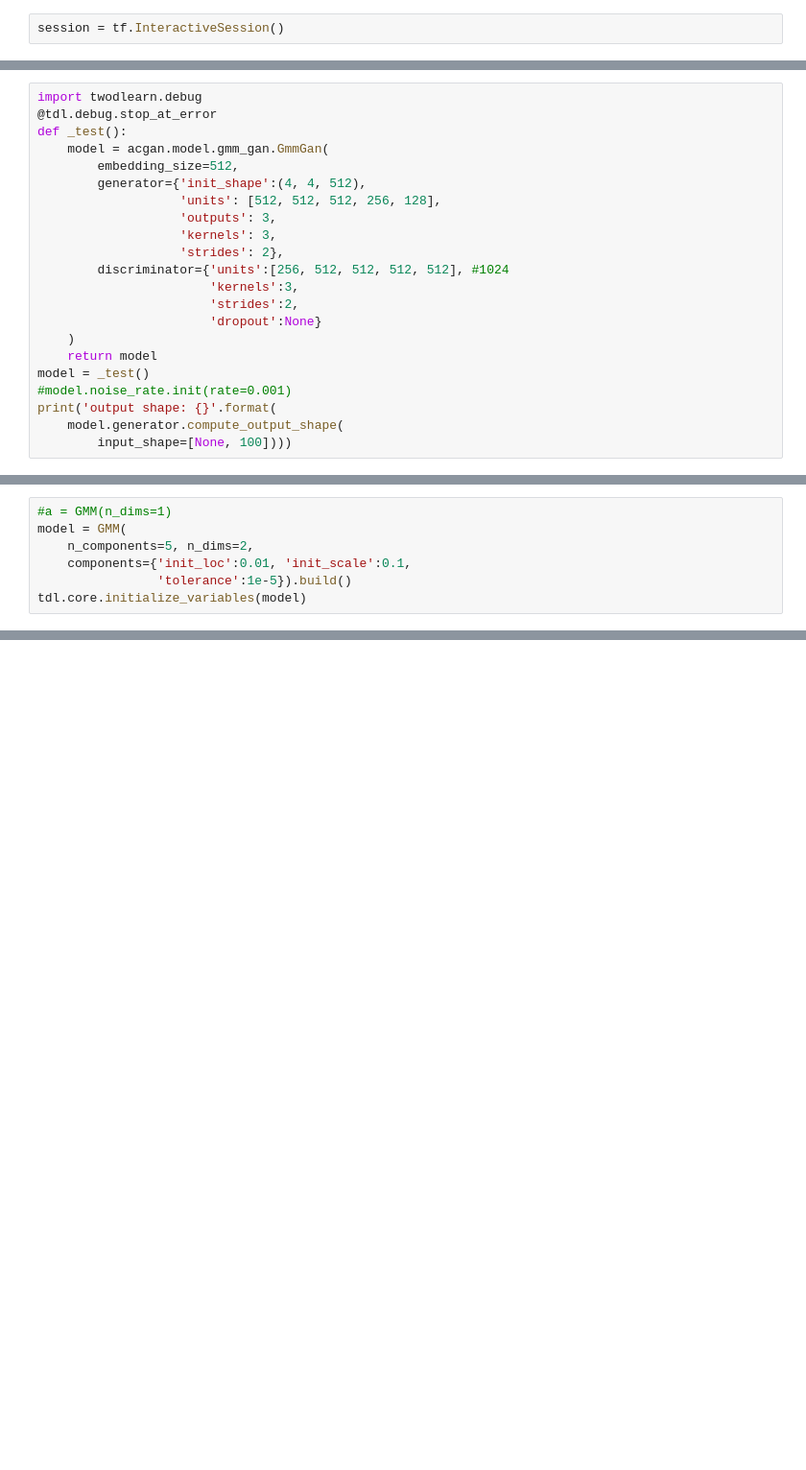
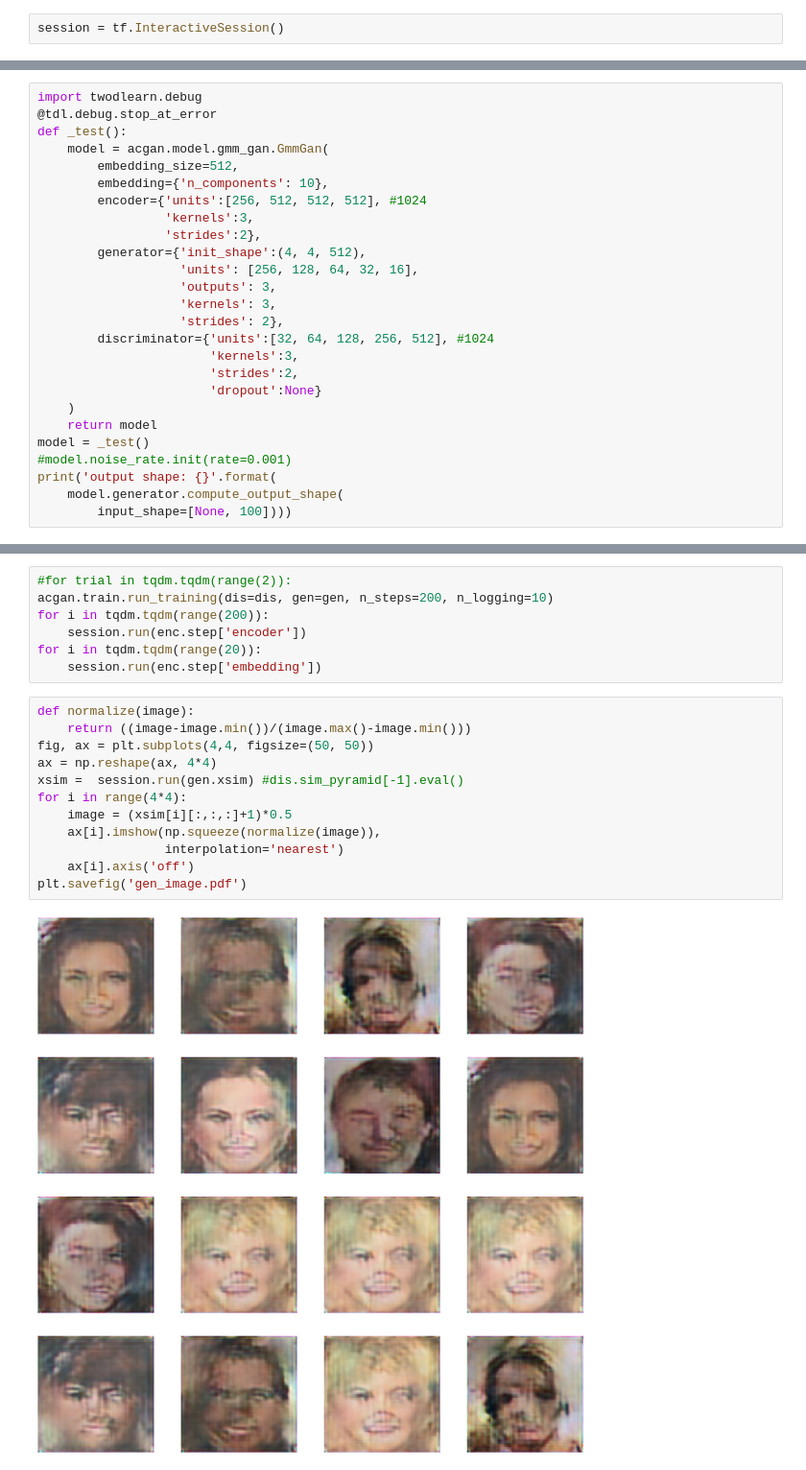
Before and after one commit to danmar3/AssociativeGAN, a Jupyter notebook: notebooks/gmmgan.ipynb, the cells around one changed output, grey strips where cells are left out. Shown at 96% size. Saved outputs shown, nothing was run; the diff lists cells and outputs as text; blank space fills up the shorter version.

```diff
--- a/notebooks/gmmgan.ipynb
+++ b/notebooks/gmmgan.ipynb
@@ -51,12 +43,16 @@ import twodlearn.debug
 def _test():
     model = acgan.model.gmm_gan.GmmGan(
         embedding_size=512,
+        embedding={'n_components': 10},
+        encoder={'units':[256, 512, 512, 512], #1024
+                 'kernels':3,
+                 'strides':2},
         generator={'init_shape':(4, 4, 512),
-                   'units': [512, 512, 512, 256, 128],
+                   'units': [256, 128, 64, 32, 16],
                    'outputs': 3,
                    'kernels': 3,
                    'strides': 2},
-        discriminator={'units':[256, 512, 512, 512, 512], #1024
+        discriminator={'units':[32, 64, 128, 256, 512], #1024
                        'kernels':3,
                        'strides':2,
                        'dropout':None}
@@ -120,7 +67,0 @@ class GMM(tdl.core.layers.Layer):
-# %%
-#a = GMM(n_dims=1)
-model = GMM(
-    n_components=5, n_dims=2,
-    components={'init_loc':0.01, 'init_scale':0.1,
-                'tolerance':1e-5}).build()
-tdl.core.initialize_variables(model)
@@ -135,0 +120,21 @@ plt.plot(x[:, 0], x[:, 1], '+')
+# %%
+#for trial in tqdm.tqdm(range(2)):
+acgan.train.run_training(dis=dis, gen=gen, n_steps=200, n_logging=10)
+for i in tqdm.tqdm(range(200)):
+    session.run(enc.step['encoder'])
+for i in tqdm.tqdm(range(20)):
+    session.run(enc.step['embedding'])
+# %%
+def normalize(image):
+    return ((image-image.min())/(image.max()-image.min()))
+fig, ax = plt.subplots(4,4, figsize=(50, 50))
+ax = np.reshape(ax, 4*4)
+xsim =  session.run(gen.xsim) #dis.sim_pyramid[-1].eval()
+for i in range(4*4):
+    image = (xsim[i][:,:,:]+1)*0.5
+    ax[i].imshow(np.squeeze(normalize(image)),
+                 interpolation='nearest')
+    ax[i].axis('off')
+plt.savefig('gen_image.pdf')
+# %% [output]
+[figure, added]
```
Also changed, not shown: parts of 10 cells of this notebook, 4 other files.
